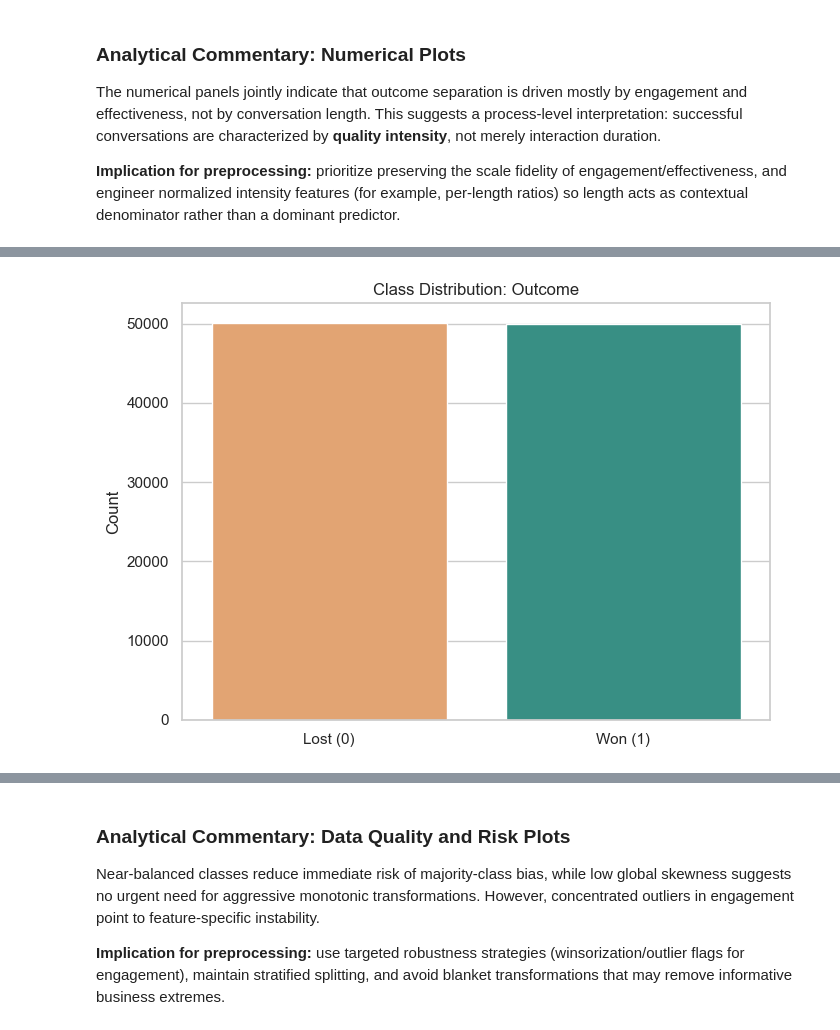
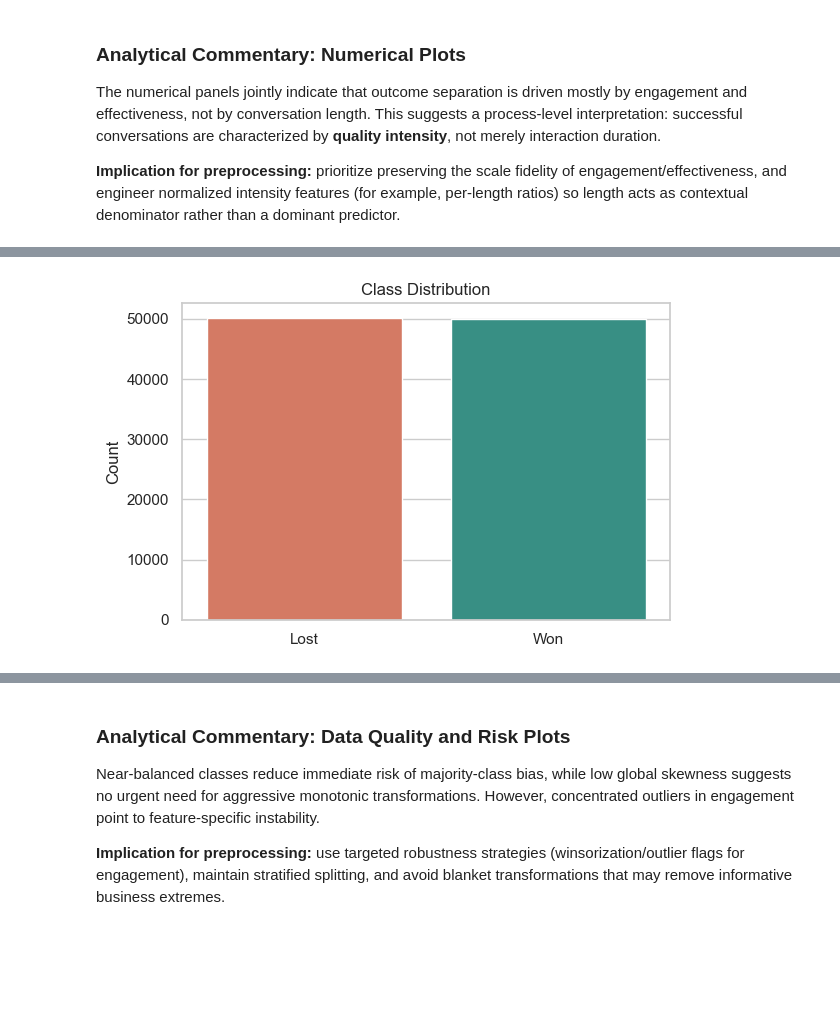
Before and after one commit to bhavanishanker-png/predictive-sales-analytics-engine, a Jupyter notebook: notebooks/02_eda_preparation.ipynb, the cells around one changed output, grey strips where cells are left out. Drawn from its saved outputs; the diff is of its cells as text; code cells hidden in the pictures; blank space fills up the shorter version.

```diff
--- a/notebooks/02_eda_preparation.ipynb
+++ b/notebooks/02_eda_preparation.ipynb
@@ -899,95 +325,53 @@ Text-frequency overlap across classes indicates that surface vocabulary alone ha
 # %%
-# 3) Risk detection: class imbalance, skewness, and outliers.
+# 3) Data Quality: Class imbalance, skewness, and outliers
 
-# Class imbalance.
+# Class distribution
 class_counts = eda_df["outcome"].value_counts().sort_index()
-class_labels = ["Lost (0)", "Won (1)"]
-class_values = [int(class_counts.get(0, 0)), int(class_counts.get(1, 0))]
-
-plt.figure(figsize=(7, 5))
-sns.barplot(x=class_labels, y=class_values, palette=["#f4a261", "#2a9d8f"])
-plt.title("Class Distribution: Outcome")
+plt.figure(figsize=(6, 4))
+sns.barplot(x=["Lost", "Won"], y=[class_counts.get(0, 0), class_counts.get(1, 0)], palette=["#e76f51", "#2a9d8f"])
+plt.title("Class Distribution")
 plt.ylabel("Count")
 plt.tight_layout()
 plt.show()
 
-total = sum(class_values)
-minority_ratio = (min(class_values) / total * 100) if total else 0
-majority_ratio = (max(class_values) / total * 100) if total else 0
-
+total = len(eda_df)
 display(Markdown(
-    "### Insights: Class Imbalance\n"
-    f"- Minority class share: **{minority_ratio:.2f}%**; majority share: **{majority_ratio:.2f}%**.\n"
-    "- If imbalance is high, use stratified splits and class-aware metrics (for example, PR-AUC, recall, F1) during modeling."
+    f"### Class Balance\n"
+    f"- **Won (positive):** {class_counts.get(1, 0)} ({class_counts.get(1, 0)/total*100:.1f}%)\n"
+    f"- **Lost (negative):** {class_counts.get(0, 0)} ({class_counts.get(0, 0)/total*100:.1f}%)"
 ))
 
-# Skewness detection.
-skew_series = eda_df[numeric_cols].skew().sort_values(key=lambda x: x.abs(), ascending=False)
-skew_table = pd.DataFrame({
-    "feature": skew_series.index,
-    "skew": skew_series.values,
-    "abs_skew": skew_series.abs().values,
-    "is_skewed_abs_gt_1": skew_series.abs().values > 1,
-})
-
-plt.figure(figsize=(8, 5))
-sns.barplot(data=skew_table, x="feature", y="abs_skew", color="#457b9d")
-plt.axhline(1.0, color="#e63946", linestyle="--", label="|skew| = 1 threshold")
-plt.title("Absolute Skewness by Numerical Feature")
-plt.ylabel("|Skewness|")
-plt.legend()
+# Feature statistics table
+stats_df = eda_df[numeric_cols].describe().T
+stats_df['skew'] = eda_df[numeric_cols].skew()
+stats_df = stats_df[['mean', 'std', 'min', 'max', 'skew']]
+plt.figure(figsize=(10, 4))
+plt.axis('tight')
+plt.axis('off')
+table = plt.table(cellText=stats_df.round(3).values, colLabels=stats_df.columns, rowLabels=stats_df.index, cellLoc='center', loc='center')
+table.auto_set_font_size(False)
+table.set_fontsize(9)
+plt.title("Feature Statistics Summary", pad=20)
 plt.tight_layout()
 plt.show()
 
-highly_skewed = skew_table.loc[skew_table["is_skewed_abs_gt_1"], "feature"].tolist()
-
-display(Markdown(
-    "### Insights: Skewed Distributions\n"
-    f"- Highly skewed features (|skew| > 1): **{', '.join(highly_skewed) if highly_skewed else 'None'}**.\n"
-    "- Strong skew can reduce model stability; consider transformations (for example, log1p) later in feature engineering."
-))
-
-# Outlier detection using IQR rule.
-outlier_summary = []
+# Outlier detection
+outlier_pct_list = []
 for col in numeric_cols:
     q1 = eda_df[col].quantile(0.25)
     q3 = eda_df[col].quantile(0.75)
     iqr = q3 - q1
-    lower = q1 - 1.5 * iqr
-    upper = q3 + 1.5 * iqr
+    outliers = ((eda_df[col] < q1 - 1.5*iqr) | (eda_df[col] > q3 + 1.5*iqr)).sum()
+    outlier_pct_list.append(outliers / len(eda_df) * 100)
 
-    outlier_mask = (eda_df[col] < lower) | (eda_df[col] > upper)
-    outlier_count = int(outlier_mask.sum())
-    outlier_pct = outlier_count / len(eda_df) * 100 if len(eda_df) else 0
-
-    outlier_summary.append({
-        "feature": col,
-        "outliers": outlier_count,
-        "outlier_pct": outlier_pct,
-    })
-
-outlier_df = pd.DataFrame(outlier_summary).sort_values("outlier_pct", ascending=False)
-
-plt.figure(figsize=(8, 5))
-sns.barplot(data=outlier_df, x="feature", y="outlier_pct", color="#e76f51")
-plt.title("Outlier Percentage by Feature (IQR Rule)")
+plt.figure(figsize=(6, 4))
+sns.barplot(x=numeric_cols, y=outlier_pct_list, color="#e76f51")
+plt.title("Outlier Percentage by Feature (IQR Method)")
 plt.ylabel("Outliers (%)")
 plt.tight_layout()
 plt.show()
 
-most_outlier_feature = outlier_df.iloc[0]
-
-display(Markdown(
-    "### Insights: Outliers\n"
-    f"- Highest outlier burden: **{most_outlier_feature['feature']}** at **{most_outlier_feature['outlier_pct']:.2f}%**.\n"
-    "- Outliers may represent either true high-value opportunities or noisy records; review before trimming or capping."
-))
-
-display(Markdown(
-    "## EDA Summary\n"
-    "- You now have a complete exploratory view across numeric signals, text behavior, and data-quality risks.\n"
-    "- Use these findings to guide feature engineering and leakage-safe model design in the next phase."
-))
+display(Markdown("### Data Quality Summary\n- See statistics table for distribution properties (mean, std, skewness)\n- Outliers detected using IQR method (values beyond 1.5×IQR)"))
 # %% [output]
 Passing `palette` without assigning `hue` is deprecated and will be removed in v0.14.0. Assign the `x` variable to `hue` and set `legend=False` for the same effect.
 
@@ -995 +379 @@ Passing `palette` without assigning `hue` is deprecated and will be removed in v
-[figure, old version]
+[figure, new version]
```
Also changed, not shown: parts of 10 cells of this notebook, 21 other files.
